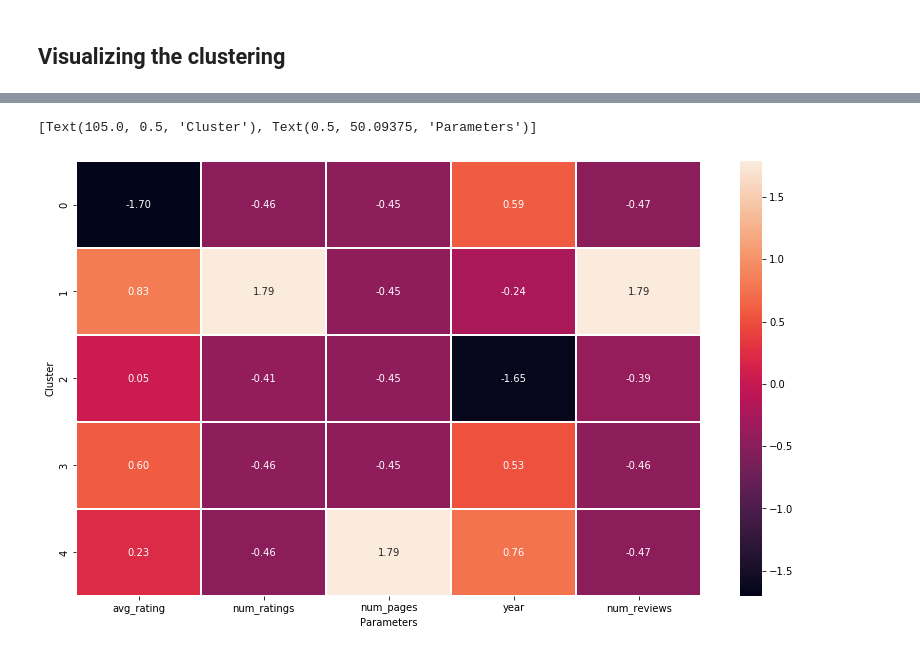
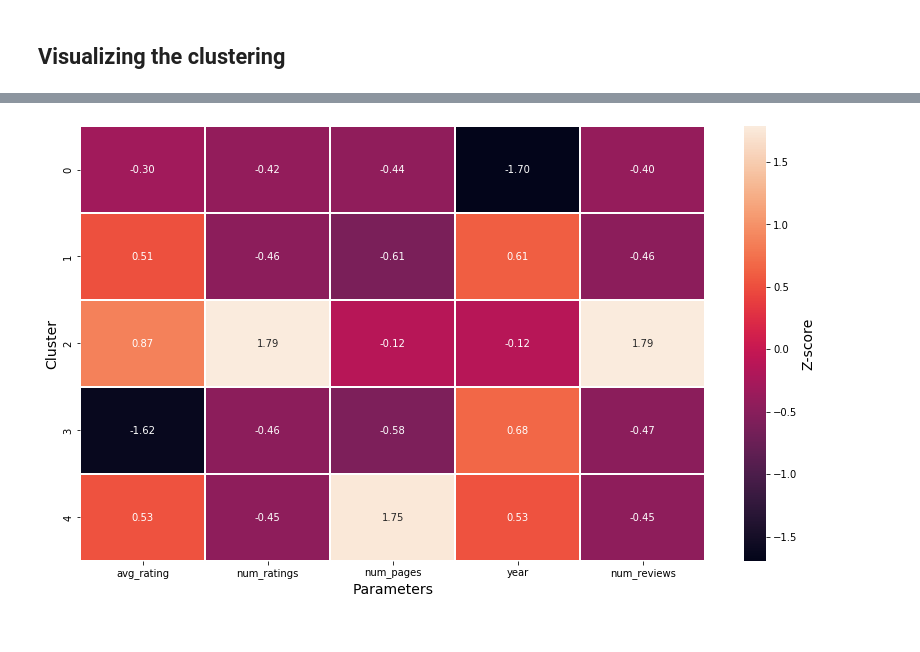
Before and after one commit to EmmaKLofthouse/Book-Analysis-and-Recommender, a Jupyter notebook: Book_recommender.ipynb, the cells around one changed output, grey strips where cells are left out. Saved outputs shown, nothing was run; the diff lists cells and outputs as text; code cells hidden in the pictures.

Commit message:
Added explanations for cluster visualization

```diff
--- a/Book_recommender.ipynb
+++ b/Book_recommender.ipynb
@@ -58,6 +58,7 @@ pd.options.mode.chained_assignment = None
 First, we read in the cleaned csv file containing data on the scraped books and convert it to a pandas dataframe for easy manipulation.
 # %%
 df = pd.read_csv('goodreads_data_clean.csv')
+df = df[df.num_ratings>10] #exclude entries with very few ratings
 # %%
 df.head()
 # %% [output]
@@ -293,11 +320,14 @@ ax.set(xlabel="Parameters", ylabel="Cluster")
 # %%
 # Calculate Z-scores for each value in the cluster centres
 z_scores = (centroids - centroids.mean()) / centroids.std()
 
 # Create a heatmap using Z-scores
 plt.figure(figsize=(14, 8))
 ax = sns.heatmap(z_scores[numeric_features], annot=True, fmt=".2f", linewidths=.5)
-ax.set(xlabel="Parameters", ylabel="Cluster")
+                 #cbar_kws={'label': 'Z-score'})
+ax.set_xlabel("Parameters", fontsize=14)
+ax.set_ylabel("Cluster", fontsize=14)
+cbar = ax.collections[0].colorbar
+cbar.ax.set_ylabel('Z-score', fontsize=14);
 # %% [output]
-[Text(105.0, 0.5, 'Cluster'), Text(0.5, 50.09375, 'Parameters')]
-[figure, old version]
+[figure, new version]
```
Also changed, not shown: parts of 21 cells of this notebook.
